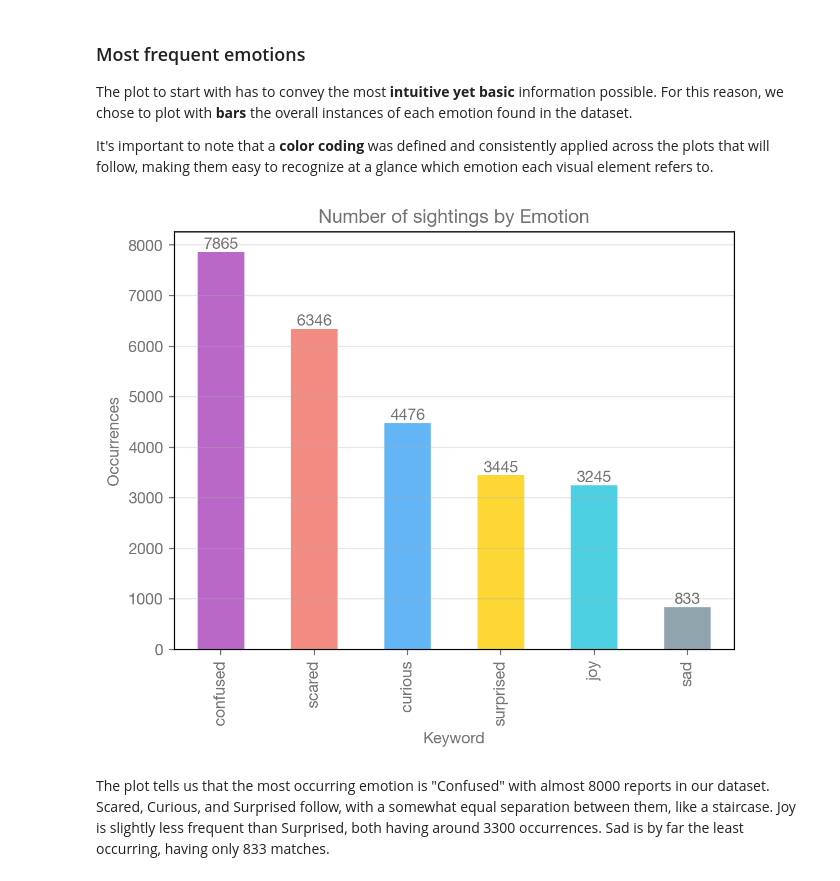
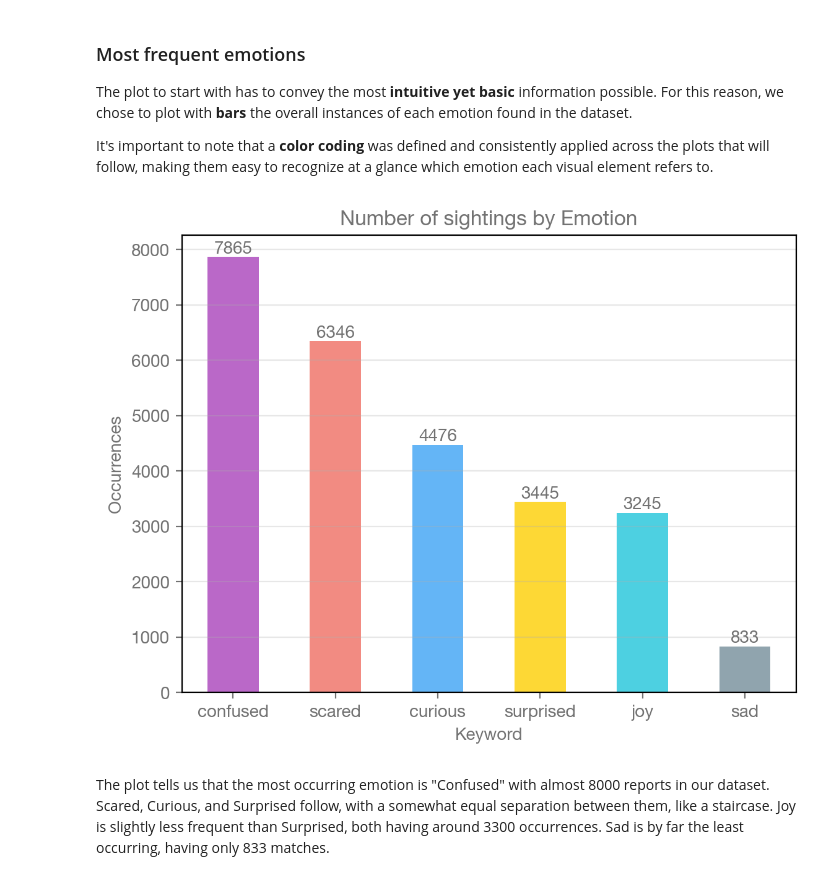
Before and after one commit to BalducciFrancesco/02806-Social-Data-Analysis-and-Visualization, a Jupyter notebook: assets/sources/final-project.ipynb, the cells around one changed output. Saved outputs shown, nothing was run; the diff lists cells and outputs as text; code cells hidden in the pictures.

```diff
--- a/assets/sources/final-project.ipynb
+++ b/assets/sources/final-project.ipynb
@@ -397,35 +397,35 @@ emotion_keywords_synonyms = {
 }
 emotion_keywords = list(emotion_keywords_synonyms.keys())
 
 # Define a color for each emotion keyword
 emotion_colors = {
     emotion_keywords[0]: '#f28b82',  # pastel red for fear/scared
     emotion_keywords[1]: '#ba68c8',  # pastel purple for confusion
     emotion_keywords[2]: '#90a4ae',  # pastel blue-grey for sadness
     emotion_keywords[3]: '#fdd835',  # pastel yellow for surprise
     emotion_keywords[4]: '#4dd0e1',  # pastel teal for joy
     emotion_keywords[5]: '#64b5f6',  # pastel blue for curiosity
 }
 
 # ------
 # End setup
 # ------
 
 emotion_counts = df_sent[emotion_keywords].sum().sort_values(ascending=False)
 ax = emotion_counts.plot(kind="bar", color=[emotion_colors.get(emotion) for emotion in emotion_counts.index])
 plt.title("Number of sightings by Emotion")
 plt.xlabel("Keyword")
 plt.ylabel("Occurrences")
 plt.grid(axis='y', alpha=0.3)
-# plt.xticks(rotation=45)
+plt.xticks(rotation=0)
 
 # Annotate each bar with its value
 for i, v in enumerate(emotion_counts):
     ax.text(i, v, str(v), ha='center', va='bottom', fontsize=10)
 
 plt.savefig(output_path_plt + 'sightings_by_emotion.png', bbox_inches='tight')
 # %% [output]
-[figure, old version]
+[figure, new version]
 # %% [markdown]
 The plot tells us that the most occurring emotion is "Confused" with almost 8000 reports in our dataset. Scared, Curious, and Surprised follow, with a somewhat equal separation between them, like a staircase. Joy is slightly less frequent than Surprised, both having around 3300 occurrences. Sad is by far the least occurring, having only 833 matches.
 # %% [markdown]
```
Also changed, not shown: 1 other file.
